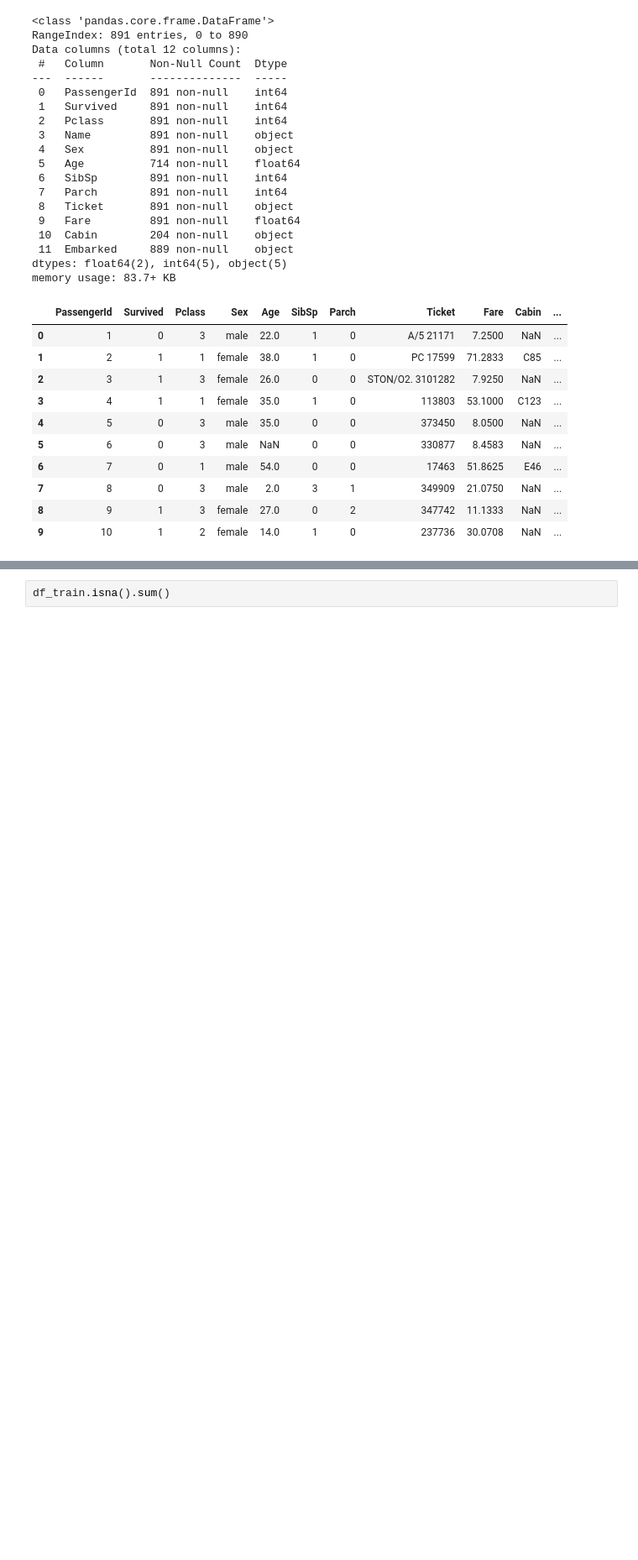
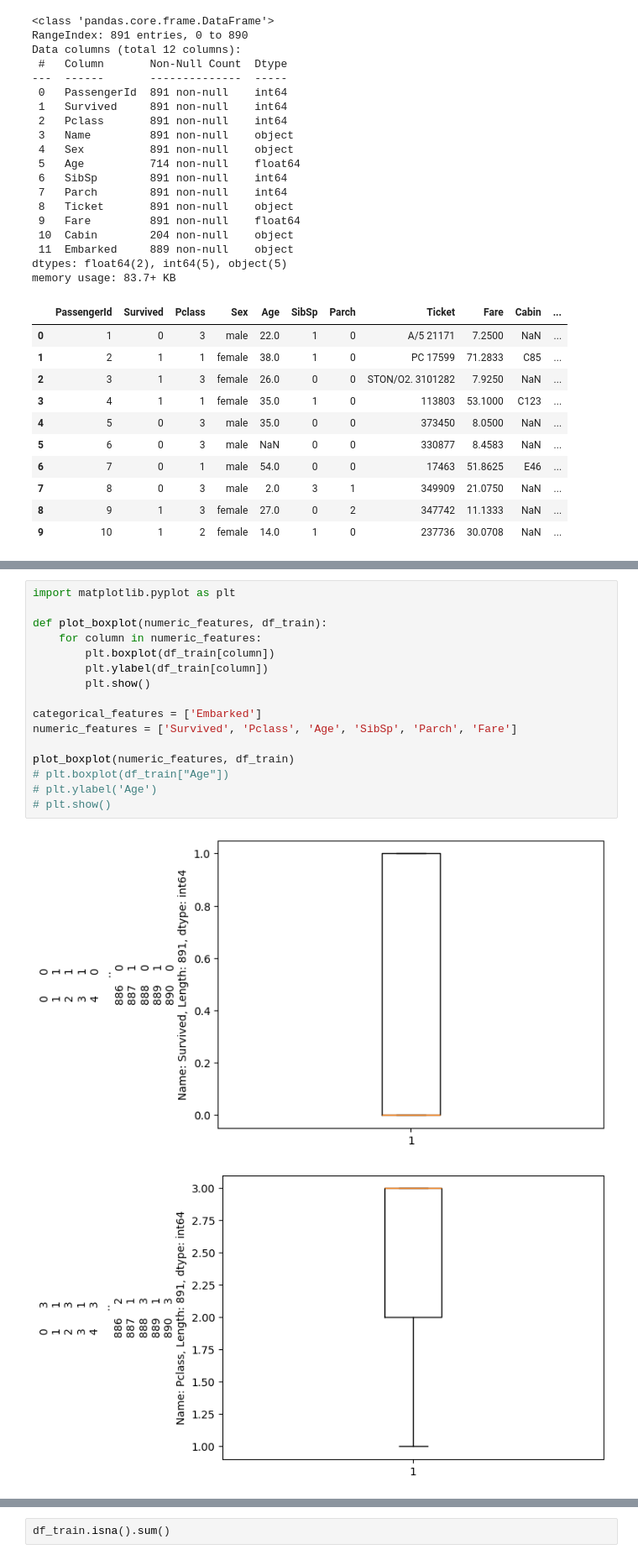
Before and after one commit to rina-bm/ML_journey, a Jupyter notebook: learning/month_01_classic_ml/week_01_classification/day_02_preprocessing/main.ipynb, the cells around one changed output, grey strips where cells are left out. Shown at 84% size. Drawn from its saved outputs; the diff is of its cells as text; blank space fills up the shorter version.

```diff
--- a/learning/month_01_classic_ml/week_01_classification/day_02_preprocessing/main.ipynb
+++ b/learning/month_01_classic_ml/week_01_classification/day_02_preprocessing/main.ipynb
@@ -42,0 +64,19 @@ memory usage: 83.7+ KB
+# %%
+import matplotlib.pyplot as plt
+
+def plot_boxplot(numeric_features, df_train):
+    for column in numeric_features:
+        plt.boxplot(df_train[column])
+        plt.ylabel(df_train[column])
+        plt.show()
+
+categorical_features = ['Embarked']
+numeric_features = ['Survived', 'Pclass', 'Age', 'SibSp', 'Parch', 'Fare']
+
+plot_boxplot(numeric_features, df_train)
+# plt.boxplot(df_train["Age"])
+# plt.ylabel('Age')
+# plt.show()
+# %% [output]
+[figure, added]
+[figure, added]
```
Also changed, not shown: parts of 5 cells of this notebook, 2 other files.
